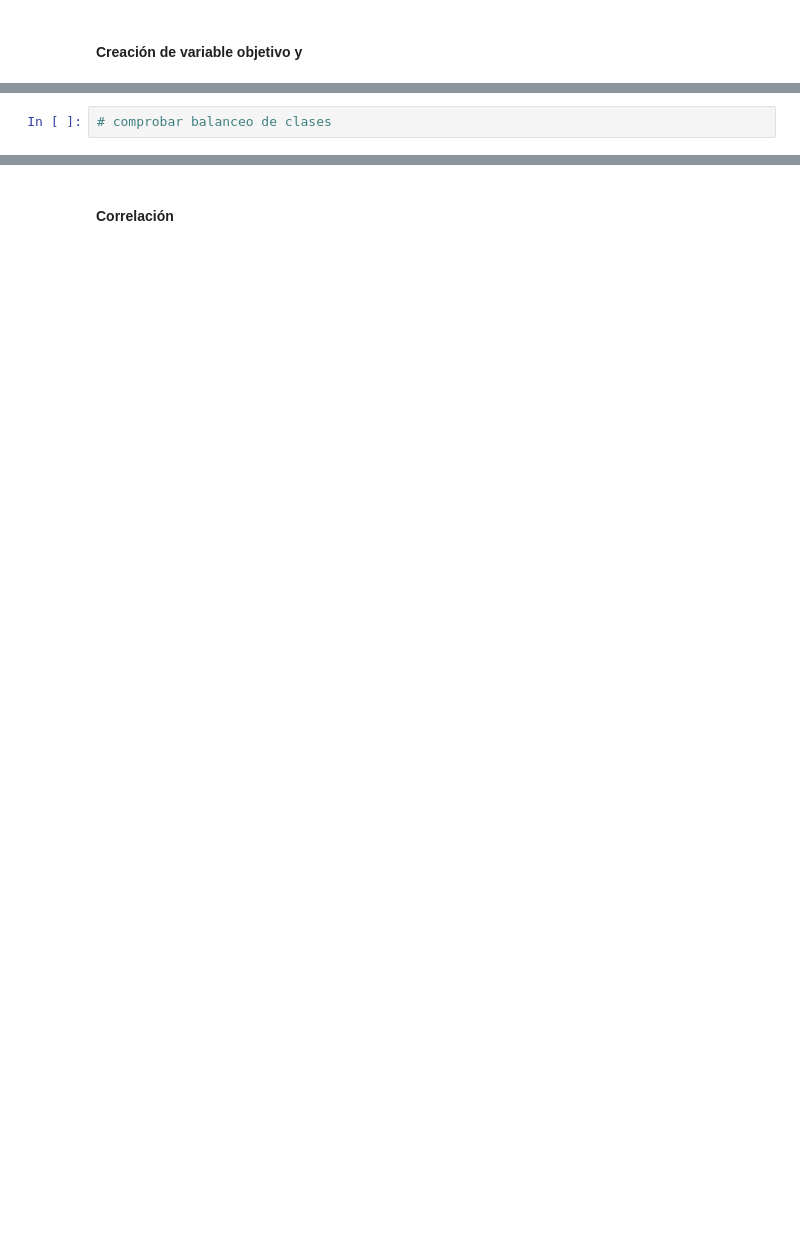
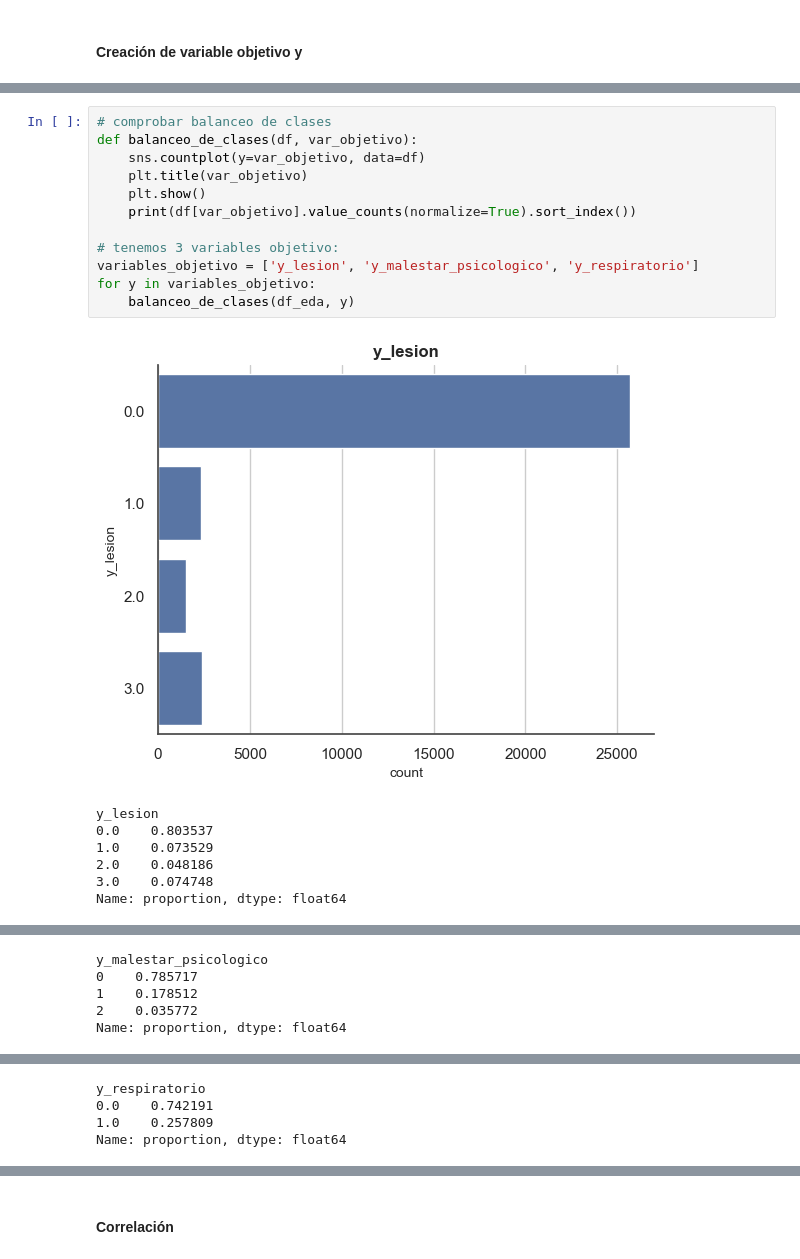
Before and after one commit to anairinac/tfm-wearable-health, a Jupyter notebook: notebooks/notebook.ipynb, the cells around one changed output, grey strips where cells are left out. Cells and saved outputs as stored; diff of their text form; blank space fills up the shorter version.

```diff
--- a/notebooks/notebook.ipynb
+++ b/notebooks/notebook.ipynb
@@ -1114,2 +1138,20 @@ df_y['y_respiratorio'] = np.where(
 # %%
 # comprobar balanceo de clases
+def balanceo_de_clases(df, var_objetivo):
+    sns.countplot(y=var_objetivo, data=df)
+    plt.title(var_objetivo)
+    plt.show()
+    print(df[var_objetivo].value_counts(normalize=True).sort_index())
+
+# tenemos 3 variables objetivo:
+variables_objetivo = ['y_lesion', 'y_malestar_psicologico', 'y_respiratorio']
+for y in variables_objetivo:
+    balanceo_de_clases(df_eda, y)
+# %% [output]
+[figure, added]
+y_lesion
+0.0    0.803537
+1.0    0.073529
+2.0    0.048186
+3.0    0.074748
+Name: proportion, dtype: float64
@@ -1115,0 +1159,5 @@ df_y['y_respiratorio'] = np.where(
+y_malestar_psicologico
+0    0.785717
+1    0.178512
+2    0.035772
+Name: proportion, dtype: float64
@@ -1115,0 +1165,4 @@ df_y['y_respiratorio'] = np.where(
+y_respiratorio
+0.0    0.742191
+1.0    0.257809
+Name: proportion, dtype: float64
```
Also changed, not shown: parts of 28 cells of this notebook.
